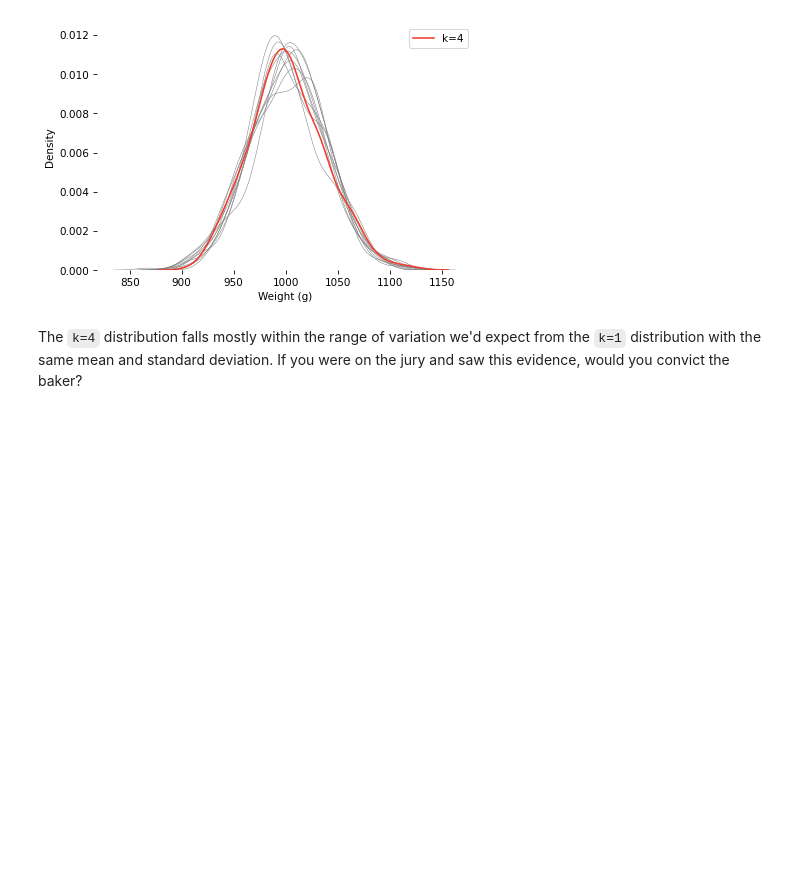
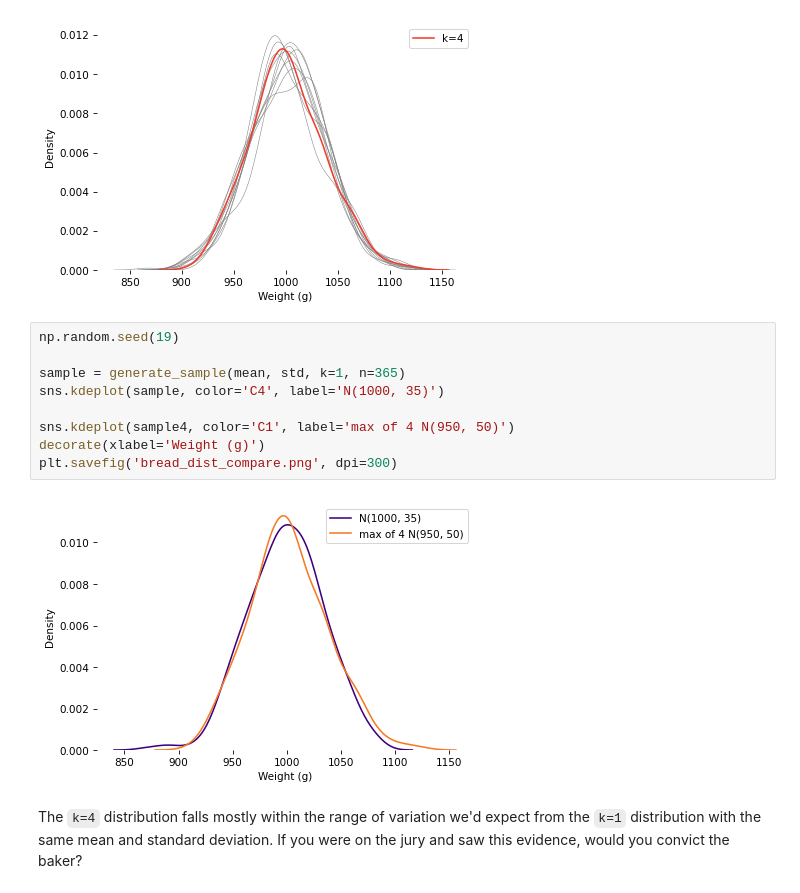
Before and after one commit to AllenDowney/ThinkBayes2, a Jupyter notebook: _sources/bread.ipynb, the cells around one changed output. Drawn from its saved outputs; the diff is of its cells as text; blank space fills up the shorter version.

```diff
--- a/_sources/bread.ipynb
+++ b/_sources/bread.ipynb
@@ -106,6 +106,17 @@ decorate(xlabel='Weight (g)')
 plt.savefig('bread_dist_compare.png', dpi=300)
 # %% [output]
 [figure]
+# %%
+np.random.seed(19)
+
+sample = generate_sample(mean, std, k=1, n=365)
+sns.kdeplot(sample, color='C4', label='N(1000, 35)')
+
+sns.kdeplot(sample4, color='C1', label='max of 4 N(950, 50)')
+decorate(xlabel='Weight (g)')
+plt.savefig('bread_dist_compare.png', dpi=300)
+# %% [output]
+[figure, added]
 # %% [markdown]
 The `k=4` distribution falls mostly within the range of variation we'd expect from the `k=1` distribution with the same mean and standard deviation.
 If you were on the jury and saw this evidence, would you convict the baker?
```
Also changed, not shown: parts of 8 cells of this notebook, 58 other files.
